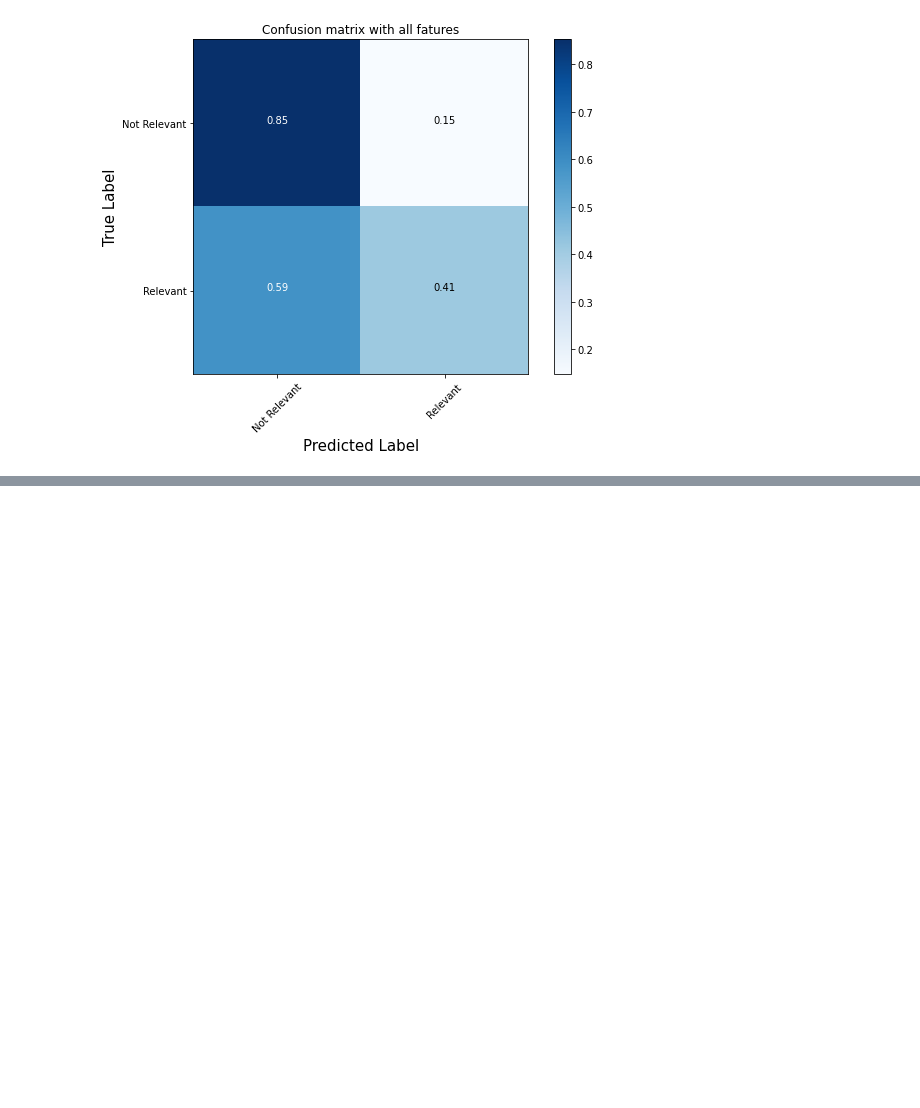
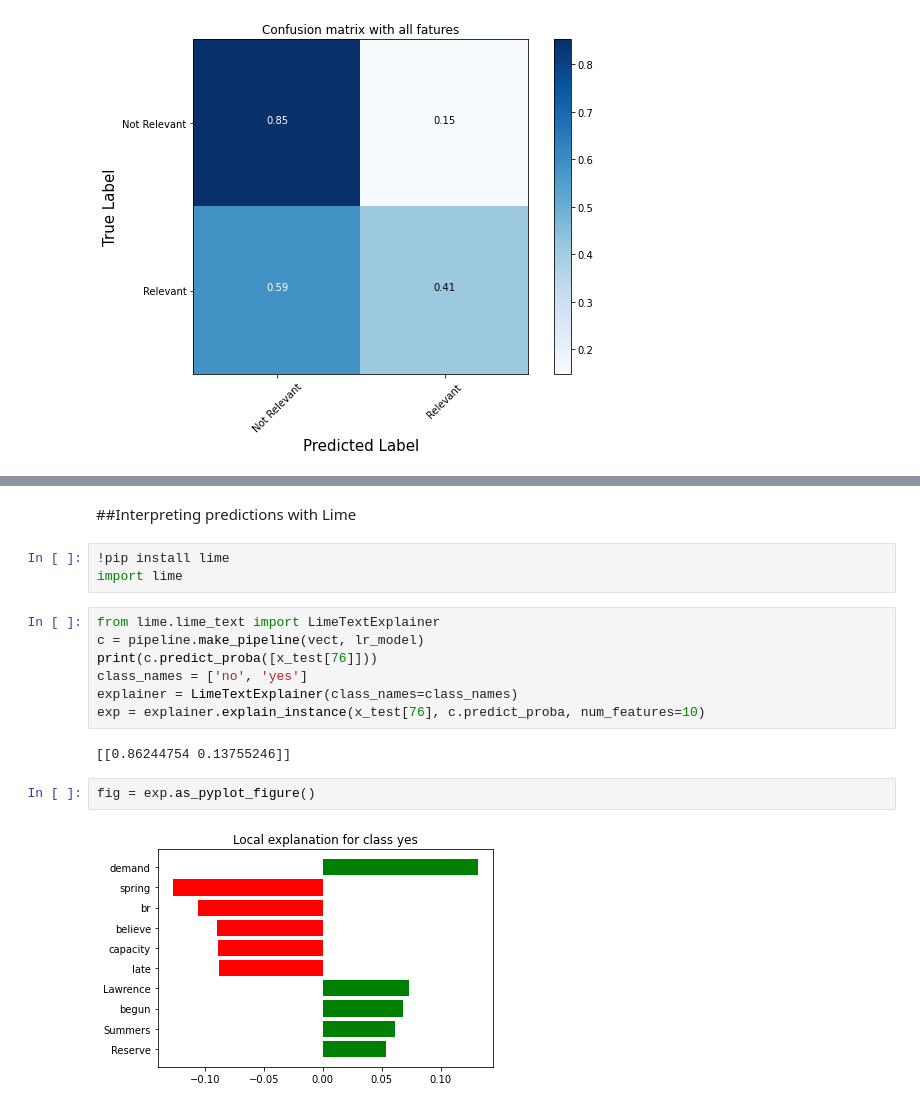
Before and after one commit to mralamdari/NLP-Text_Classification, a Jupyter notebook: NLP_Text_Classification_Pipeline.ipynb, the cells around one changed output, grey strips where cells are left out. Saved outputs shown, nothing was run; the diff lists cells and outputs as text; blank space fills up the shorter version.

```diff
--- a/NLP_Text_Classification_Pipeline.ipynb
+++ b/NLP_Text_Classification_Pipeline.ipynb
@@ -260,0 +251,18 @@ ROC AUC Score:  0.6324957693920941
+# %% [markdown]
+##Interpreting predictions with Lime
+# %%
+!pip install lime
+import lime
+# %%
+from lime.lime_text import LimeTextExplainer
+c = pipeline.make_pipeline(vect, lr_model)
+print(c.predict_proba([x_test[76]]))
+class_names = ['no', 'yes']
+explainer = LimeTextExplainer(class_names=class_names)
+exp = explainer.explain_instance(x_test[76], c.predict_proba, num_features=10)
+# %% [output]
+[[0.86244754 0.13755246]]
+# %%
+fig = exp.as_pyplot_figure()
+# %% [output]
+[figure, added]
```
Also changed, not shown: parts of 6 cells of this notebook.
